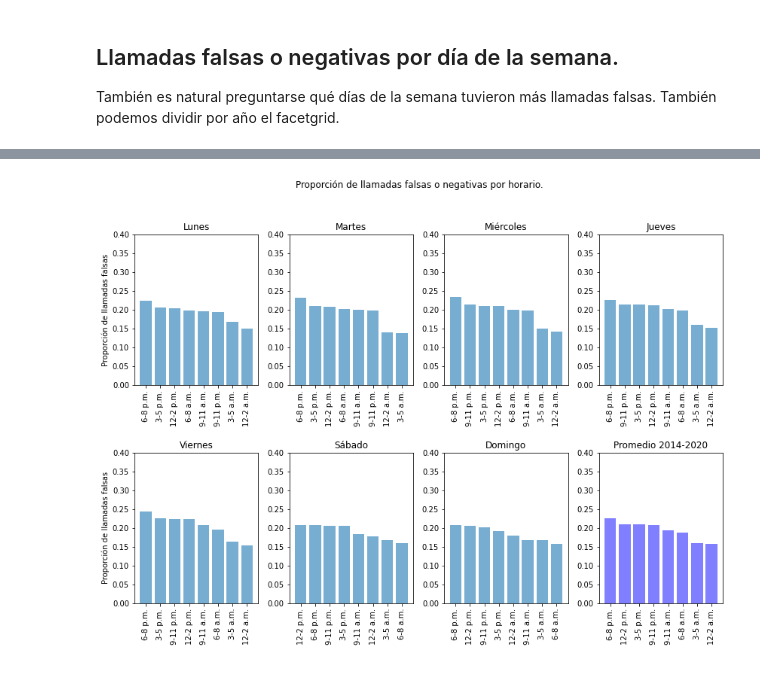
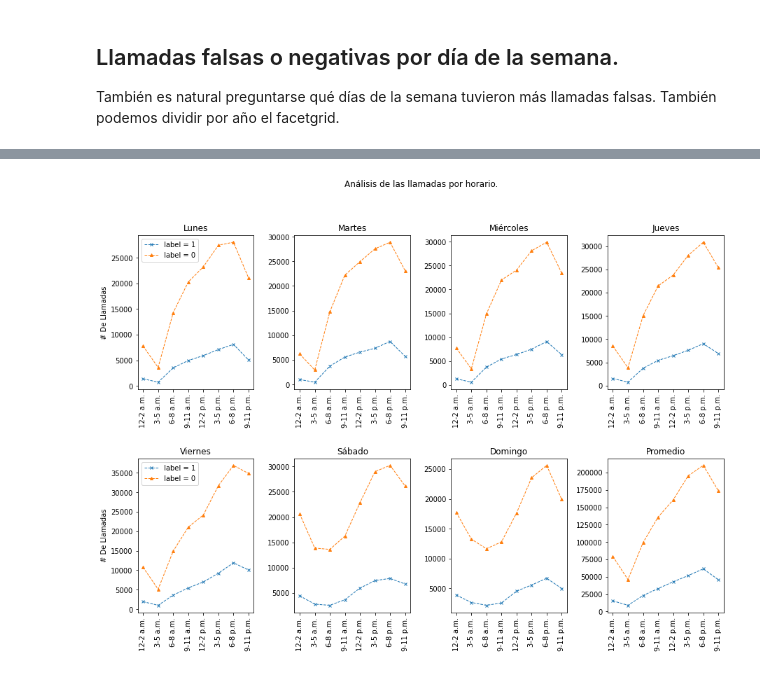
Before and after one commit to caroacostatovany/accidentes-viales-CDMX, a Jupyter notebook: notebooks/pipeline_20_nov.ipynb, the cells around one changed output, grey strips where cells are left out. Cells and saved outputs as stored; diff of their text form; code cells hidden in the pictures.

Commit message:
nuevas graphs

```diff
--- a/notebooks/pipeline_20_nov.ipynb
+++ b/notebooks/pipeline_20_nov.ipynb
@@ -334,5 +329,5 @@ dia_semana[dia_semana.año_creacion == '2015']
 # %%
-prom_dia = dia_semana.groupby(["dia_semana"], as_index = False).agg({'label': 'mean'})
+prom_dia = dia_semana.groupby(["dia_semana"], as_index = False).agg({'label': 'sum', "label_pos": "sum"})
 prom_dia["id"] = prom_dia.dia_semana.map(mapping_dias)
 prom_dia["id"] = prom_dia.id.astype(int)
 prom_dia = prom_dia.sort_values(by=['id'], ascending = True)
@@ -408,0 +401,10 @@ data.iloc[:5,12:]
+# %%
+#también conviene usar el método map para crear una variable que nos ayude a ordenarlas
+mapping_espacio = {"12-2 a.m.": 1, "3-5 a.m.": 2, "6-8 a.m.": 3, "9-11 a.m.": 4,
+                  "12-2 p.m.": 5, "3-5 p.m.": 6, "6-8 p.m.": 7, "9-11 p.m.": 8}
+# %%
+horario_frecuente = data.groupby(["espacio_del_dia", "dia_semana"], as_index = False)
+horario_frecuente = horario_frecuente.sum()[["espacio_del_dia", "dia_semana", "label", "label_pos"]]
+horario_frecuente["id"] = horario_frecuente["espacio_del_dia"].map(mapping_espacio).astype(int)
+horario_frecuente = horario_frecuente.sort_values(by=["id"])
+horario_frecuente.head()
@@ -408,0 +418,7 @@ data.iloc[:5,12:]
+# %%
+prom_dia = horario_frecuente.groupby(["espacio_del_dia"], as_index = False).agg({'label': 'sum',
+                                                                                 'label_pos': 'sum'})
+#prom_dia = prom_dia.agg({'label': 'mean'})
+prom_dia["id"] = prom_dia["espacio_del_dia"].map(mapping_espacio).astype(int)
+prom_dia = prom_dia.sort_values(by=["id"])
+prom_dia
@@ -409,41 +435,44 @@ data.iloc[:5,12:]
 # %%
-#paso 1: inicializar el agrupamiento y crear los promedios
-horario_frecuente = data.groupby(["espacio_del_dia", "dia_semana"], as_index = False).agg({"label": "mean"})
-#promedio de todos los días
-prom_dia = horario_frecuente.groupby(["espacio_del_dia"], as_index = False).agg({'label': 'mean'})
-prom_dia = prom_dia.sort_values(by=["label"],ascending = False)
+#inicializar gráfica masiva
+fig, axs = plt.subplots(2,4, figsize = (15,11))
+plt.subplots_adjust(wspace = .35, hspace = .45, bottom = .20)
+fig.suptitle('Análisis de las llamadas por horario.')
 
-#paso 2: inicializar gráfica masiva
-fig, axs = plt.subplots(2,4, figsize = (14,10))
-plt.subplots_adjust(wspace = .25, hspace = .45, bottom = .20)
-fig.suptitle('Proporción de llamadas falsas o negativas por horario.')
-
-#paso 3: llenar el facet grid
+#llenar el facet grid
 dias = ["Lunes", "Martes", "Miércoles", "Jueves", "Viernes", "Sábado", "Domingo"]
 for i in range(7):
     dia = dias[i]
     row = i // 4
     col = i % 4
     #filtramos solo por dia de la semana
-    grouping = horario_frecuente[horario_frecuente["dia_semana"] == dia].sort_values(by = "label", ascending = False)
+    grouping = horario_frecuente[horario_frecuente["dia_semana"] == dia]
     bloques_horarios = grouping["espacio_del_dia"].values.tolist()
-    axs[row,col].bar(grouping.espacio_del_dia, grouping.label, align='center', alpha=0.6)
+    x = range(8)
+    axs[row,col].plot(x, grouping.label, marker = "x", linestyle='--', linewidth=1, markersize = 4,
+                     label = "label = 1")
+    axs[row,col].plot(x, grouping.label_pos, marker = "^", linestyle='--', linewidth=1, markersize = 4,
+                     label = "label = 0")
     axs[row,col].set_title(dia)
-    axs[row,col].set_ylim([0,.40])
+    #axs[row,col].set_ylim([0, 14_000])
     axs[row,col].set_xticks(range(8))
     axs[row,col].set_xticklabels(bloques_horarios, rotation = 90)
+    #axs[row,col].legend(loc="upper left")
     if i == 0 or i == 4:
-        axs[row,col].set(ylabel = "Proporción de llamadas falsas")
+        axs[row,col].set(ylabel = "# De Llamadas")
+        axs[row,col].legend(loc="upper left")
 
 #campo del promedio se llena de forma distinta
-axs[1,3].bar(prom_dia.espacio_del_dia, prom_dia.label, align = "center", alpha=0.5, color="blue")
+axs[1,3].plot(x, prom_dia.label, marker = "x", linestyle='--', linewidth=1, markersize = 4, label = "label = 1")
+axs[1,3].plot(x, prom_dia.label_pos, marker = "^", linestyle='--', linewidth=1, markersize = 4, label = "label = 0")
 bloques_horarios = prom_dia.espacio_del_dia.values.tolist()
-axs[1,3].set_title("Promedio 2014-2020")
-axs[1,3].set_ylim([0,.40])
+axs[1,3].set_title("Promedio")
+#axs[1,3].set_ylim([5000,65_000])
 axs[1,3].set_xticks(range(8))
 axs[1,3].set_xticklabels(bloques_horarios, rotation = 90)
+
 #plt.sca(axs[0,3])
 #plt.xticks(list(range(16)), ["str(e)" for e in range(16)], rotation=90)
-plt.show();
+#plt.legend()
+plt.show()
 # %% [output]
-[figure, old version]
+[figure, new version]
```
Also changed, not shown: parts of 20 cells of this notebook, 9 other files.
